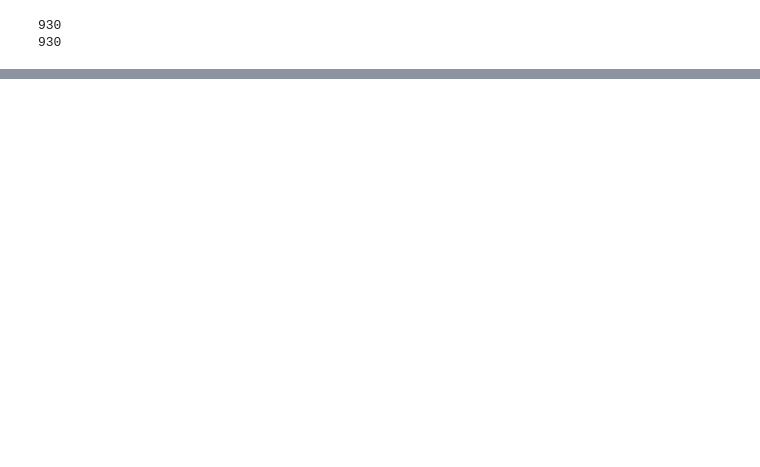
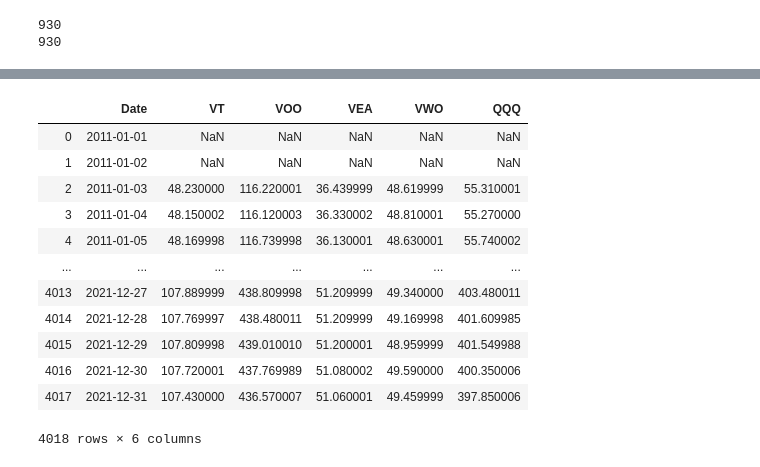
Before and after one commit to Carlos-esp/Curso-Py0toHero, a Jupyter notebook: HW/Yahoo finance.ipynb, the cells around one changed output, grey strips where cells are left out. Drawn from its saved outputs; the diff is of its cells as text; code cells hidden in the pictures; blank space fills up the shorter version.

```diff
--- a/HW/Yahoo finance.ipynb
+++ b/HW/Yahoo finance.ipynb
@@ -84,0 +168,16 @@ plt.show()
+# %%
+Port
+# %% [output]
+|  | Date | VT | VOO | VEA | VWO | QQQ |
+| 0 | 2011-01-01 | NaN | NaN | NaN | NaN | NaN |
+| 1 | 2011-01-02 | NaN | NaN | NaN | NaN | NaN |
+| 2 | 2011-01-03 | 48.230000 | 116.220001 | 36.439999 | 48.619999 | 55.310001 |
+| 3 | 2011-01-04 | 48.150002 | 116.120003 | 36.330002 | 48.810001 | 55.270000 |
+| 4 | 2011-01-05 | 48.169998 | 116.739998 | 36.130001 | 48.630001 | 55.740002 |
+| ... | ... | ... | ... | ... | ... | ... |
+| 4013 | 2021-12-27 | 107.889999 | 438.809998 | 51.209999 | 49.340000 | 403.480011 |
+| 4014 | 2021-12-28 | 107.769997 | 438.480011 | 51.209999 | 49.169998 | 401.609985 |
+| 4015 | 2021-12-29 | 107.809998 | 439.010010 | 51.200001 | 48.959999 | 401.549988 |
+| 4016 | 2021-12-30 | 107.720001 | 437.769989 | 51.080002 | 49.590000 | 400.350006 |
+| 4017 | 2021-12-31 | 107.430000 | 436.570007 | 51.060001 | 49.459999 | 397.850006 |
+4018 rows × 6 columns
```
Also changed, not shown: parts of 27 cells of this notebook.
